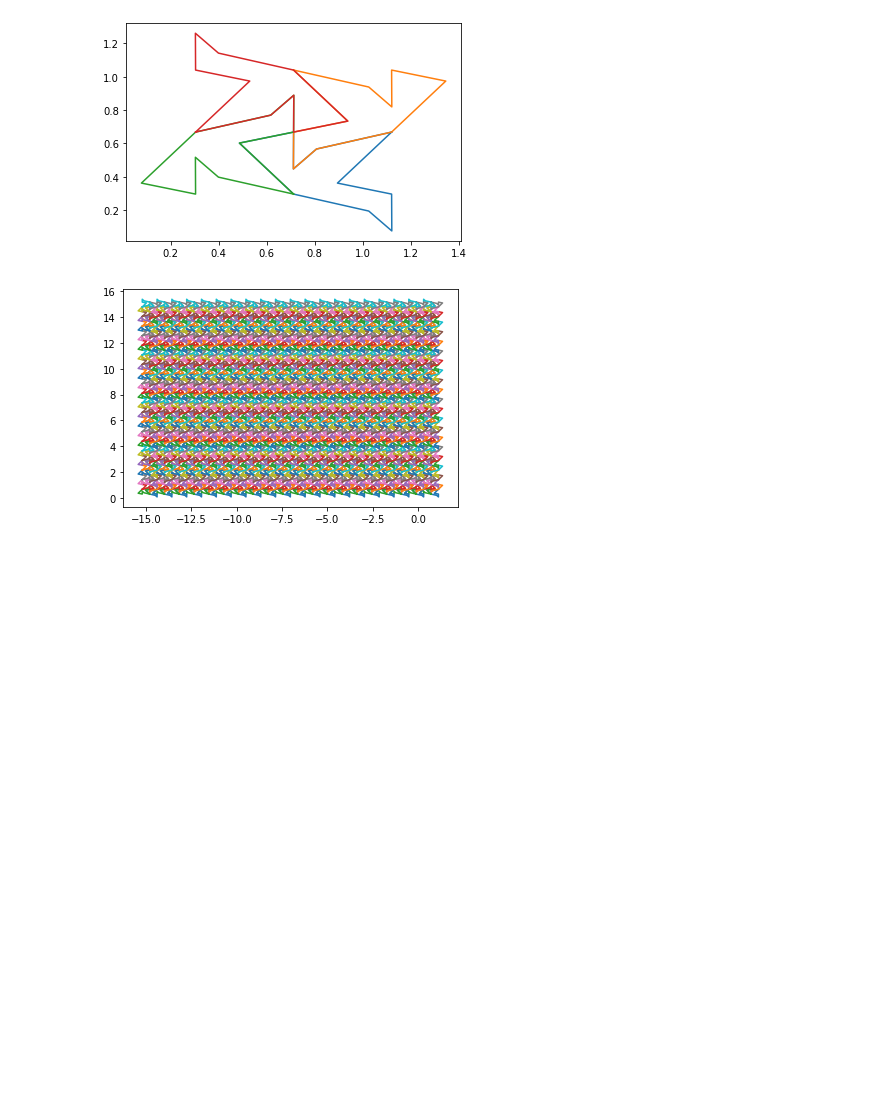
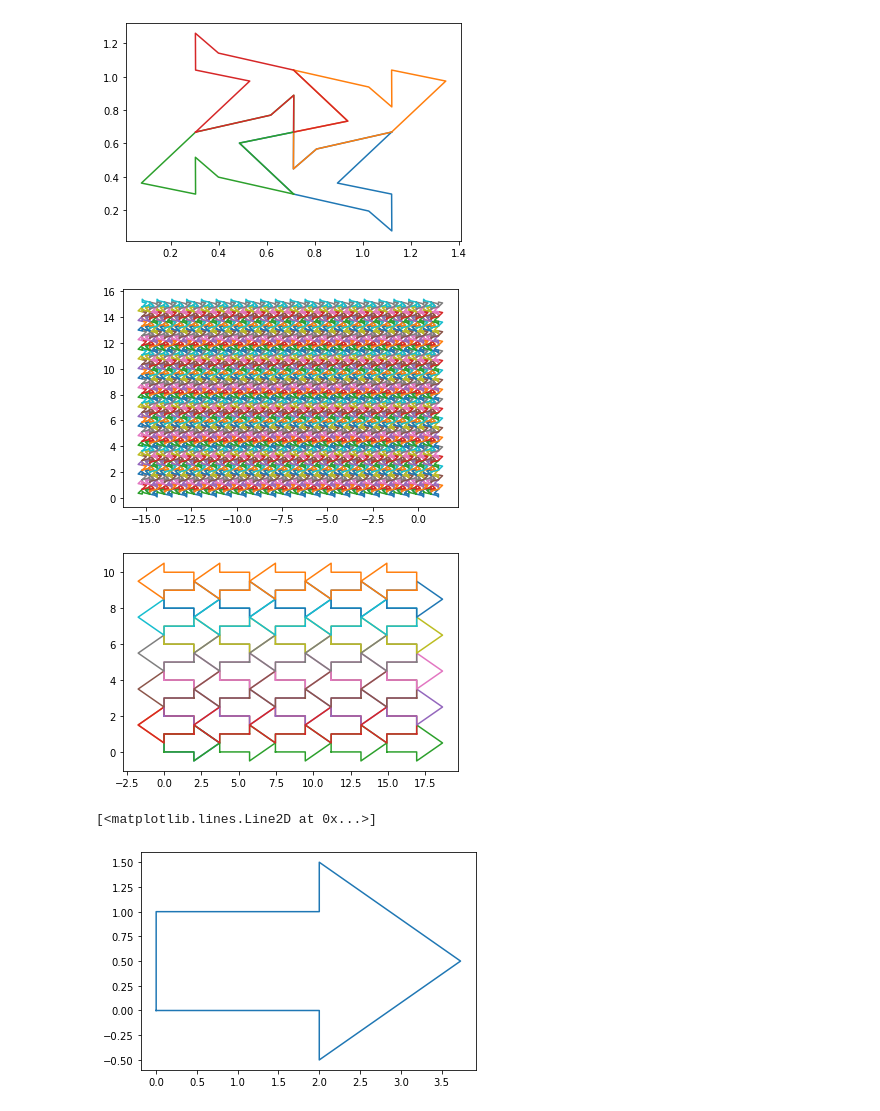
Before and after one commit to qherm/math425-final-project, a Jupyter notebook: part1.ipynb, the cells around one changed output. Cells and saved outputs as stored; diff of their text form; code cells hidden in the pictures; blank space fills up the shorter version.

```diff
--- a/part1.ipynb
+++ b/part1.ipynb
@@ -114,3 +114,27 @@ def tesselate_birds(birds, n, m, xs, ys):
 tesselate_birds([first_tile, second_tile,third_tile,fourth_tile],20,20,-0.8168, 0.7441)
 # %% [output]
 [figure]
+# %%
+arrow_1 = np.array([
+    [0,0,2,2,2+3**0.5,2,2,0],
+    [0,1,1,1.5,0.5,-0.5,0,0],
+    [1]*8
+])
+# reflect over midpoint and translate up
+arrow_2 = reflect_matrix(translate_matrix(arrow_1,0,1),1,0,-1)
+plt.plot(arrow_1[0], arrow_1[1])
+plt.plot(arrow_2[0], arrow_2[1])
+
+def x_shift(birds):
+
+    pass
+max(max(arrow_1[0]), max(arrow_2[0])) - min(min(arrow_2[0]),min(arrow_1[0]))
+# tesselate_birds([arrow_1,arrow_2],5,5,max(max(arrow_1[0]), max(arrow_2[0])) - min(min(arrow_2[0]),min(arrow_1[0])),2)
+tesselate_birds([arrow_1,arrow_2],5,5,2+3**0.5,2)
+plt.show()
+
+plt.plot(arrow_1[0], arrow_1[1])
+# %% [output]
+[figure, added]
+[<matplotlib.lines.Line2D at 0x...>]
+[figure, added]
```
Also changed, not shown: 13 other files.
